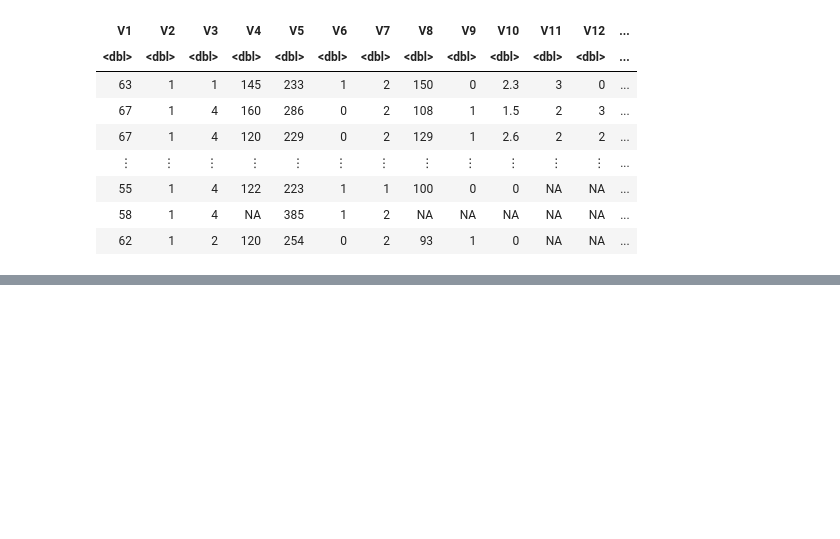
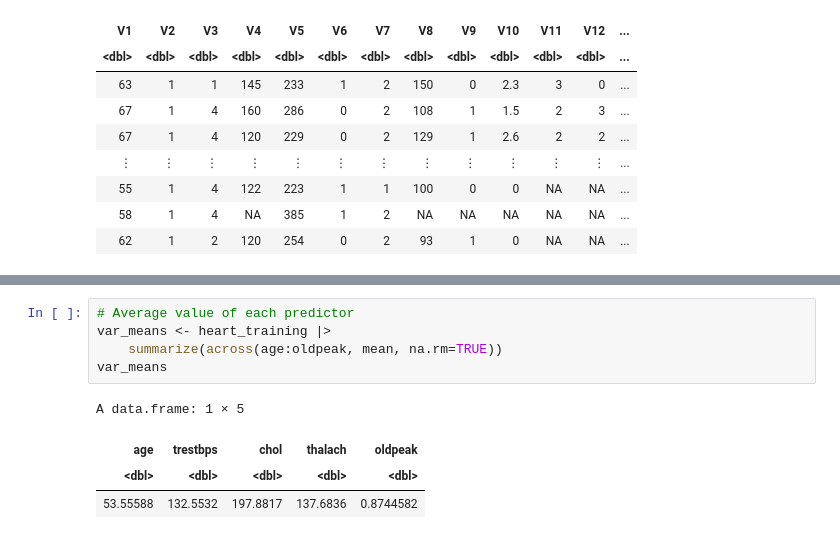
Before and after one commit to EdwardJXLi/DSCI-100-group-project, a Jupyter notebook: project.ipynb, the cells around one changed output, grey strips where cells are left out. Cells and saved outputs as stored; diff of their text form; blank space fills up the shorter version.

```diff
--- a/project.ipynb
+++ b/project.ipynb
@@ -141,0 +183,10 @@ A data.frame: 920 × 15
+# %%
+# Average value of each predictor
+var_means <- heart_training |>
+    summarize(across(age:oldpeak, mean, na.rm=TRUE))
+var_means
+# %% [output]
+A data.frame: 1 × 5
+| age | trestbps | chol | thalach | oldpeak |
+| <dbl> | <dbl> | <dbl> | <dbl> | <dbl> |
+| 53.55588 | 132.5532 | 197.8817 | 137.6836 | 0.8744582 |
```
Also changed, not shown: parts of 7 cells of this notebook.
